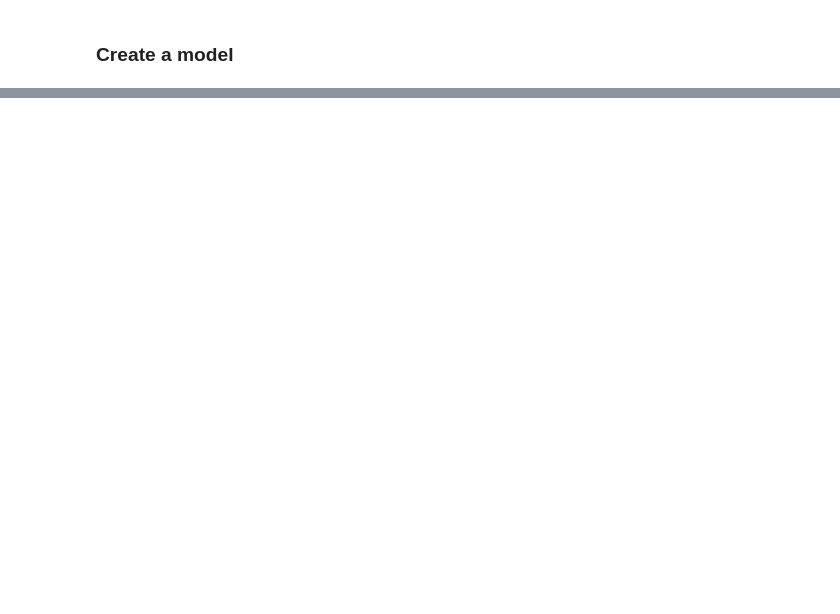
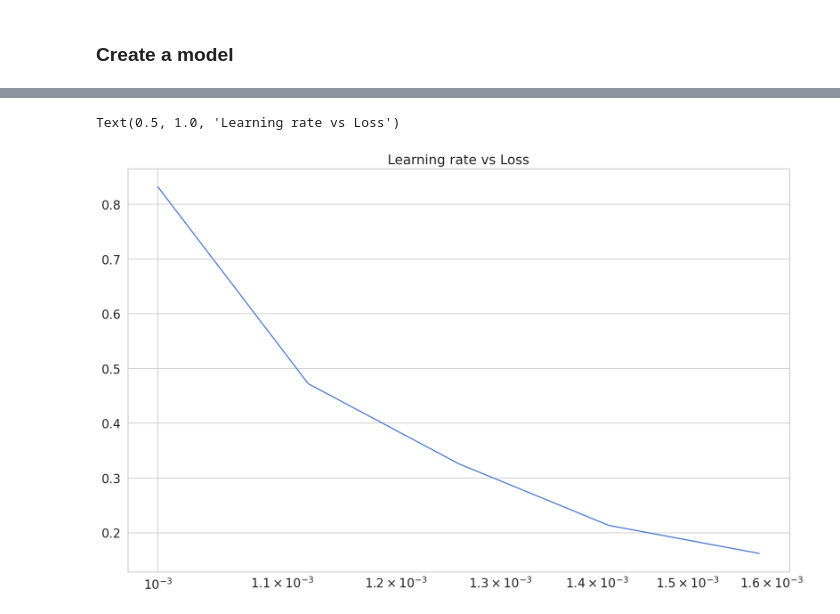
Before and after one commit to hendradarwin/covid-19-prediction, a Jupyter notebook: Covid_World_New_Death_Case_Prediction.ipynb, the cells around one changed output, grey strips where cells are left out. Cells and saved outputs as stored; diff of their text form; code cells hidden in the pictures; blank space fills up the shorter version.

```diff
--- a/Covid_World_New_Death_Case_Prediction.ipynb
+++ b/Covid_World_New_Death_Case_Prediction.ipynb
@@ -240,2 +254,8 @@ Reached loss below 20%, so cancelling training!
+# %%
+plt.semilogx(history.history["lr"], history.history["loss"])
+plt.title("Learning rate vs Loss")
+# %% [output]
+Text(0.5, 1.0, 'Learning rate vs Loss')
+[figure, added]
 # %%
 loss, mse = model.evaluate(test_input, norm_test_death_cases, verbose=0)
```
Also changed, not shown: parts of 13 cells of this notebook.
